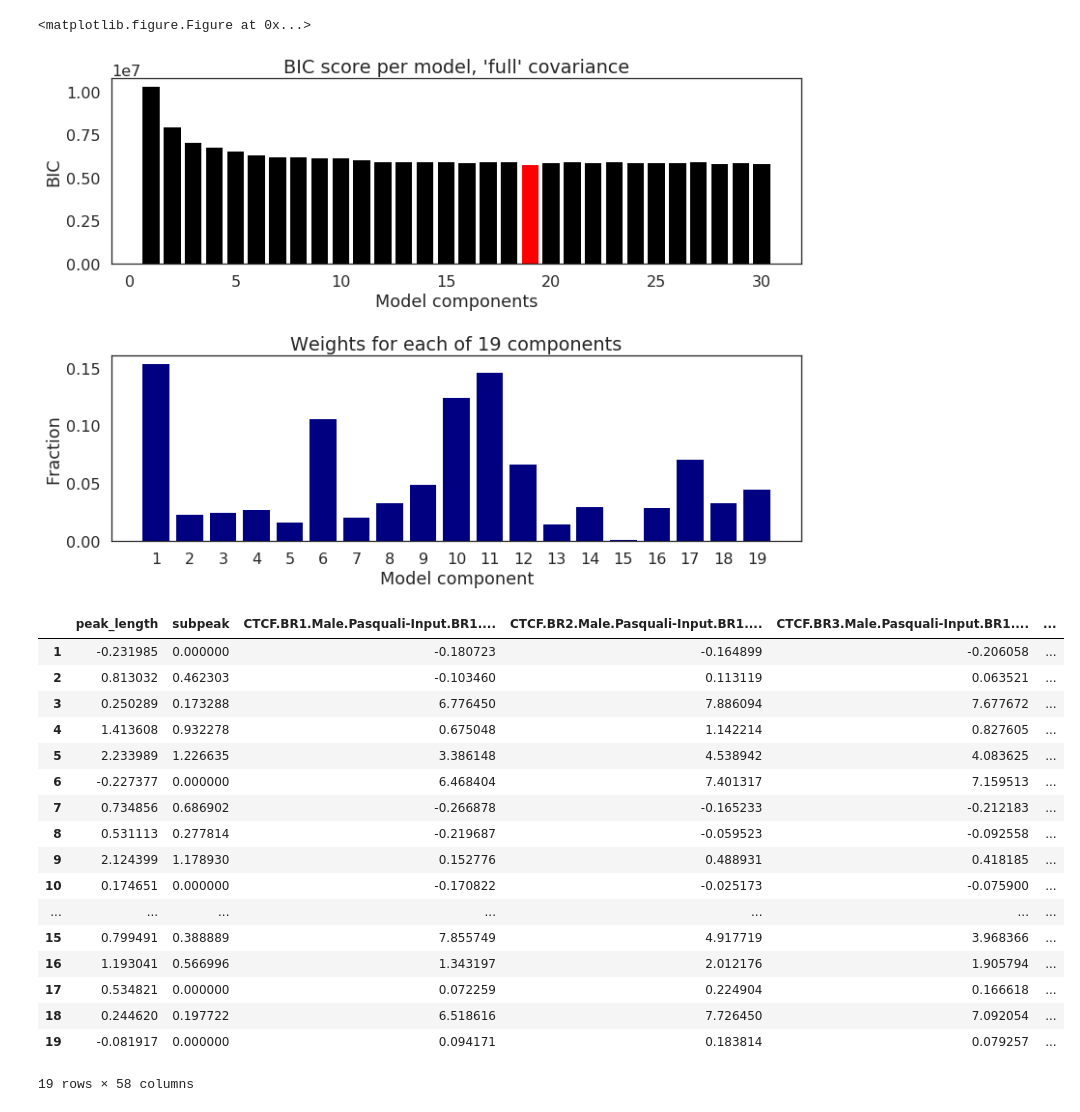
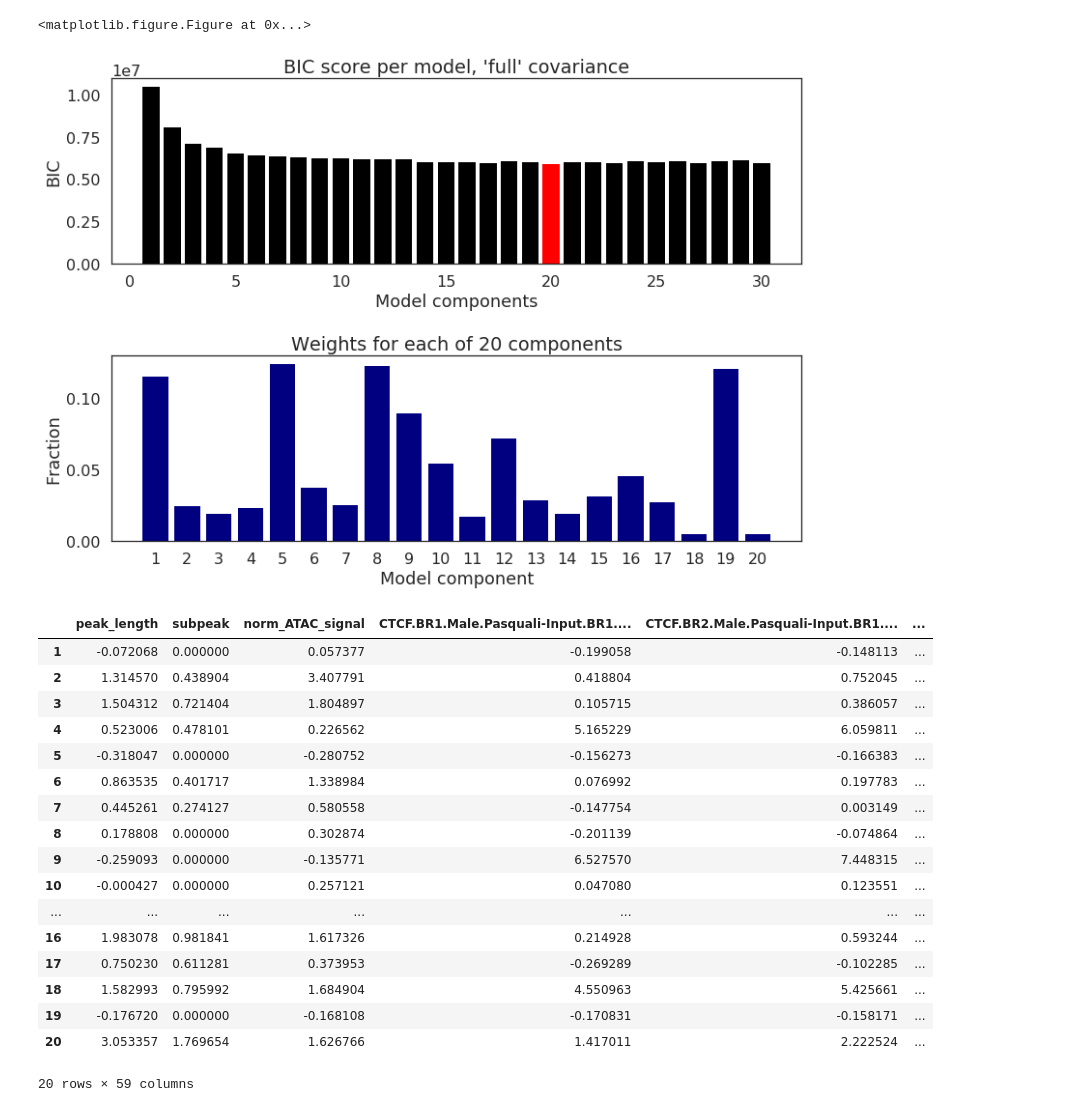
Before and after one commit to joshchiou/jupyter-notebooks, a Jupyter notebook: chromatin_analysis_ChIP.ipynb, the cells around one changed output. Saved outputs shown, nothing was run; the diff lists cells and outputs as text; code cells hidden in the pictures.

```diff
--- a/chromatin_analysis_ChIP.ipynb
+++ b/chromatin_analysis_ChIP.ipynb
@@ -20,6 +21,8 @@ coverage.set_index('peak', inplace=True)
 
 coverage_normalized = pd.DataFrame(coverage['peak_length'])
 coverage_normalized['subpeak'] = coverage['subpeak']
+#coverage_normalized['ATAC_signal'] = coverage['ATAC_signal']
+coverage_normalized['norm_ATAC_signal'] = coverage['norm_ATAC_signal']
 
 # first normalize to total read coverage
 
@@ -37,7 +40,8 @@ with open(match_treatment_controls_file) as f:
         control = line.split('\t')[1]
         coverage_normalized['{}-{}'.format(treat, control)] = coverage[treat] - coverage[control]
 
-# scale the features to 0 mean and unit variance (z-score scaling)
+## StandardScaler: scale the features to 0 mean and unit variance (z-score scaling)
+# RobustScaler: scale the features to median and IQR (25%/75%)
 
 coverage_scaler = preprocessing.RobustScaler()
 coverage_scaler.fit(coverage_normalized)
@@ -61,7 +65,7 @@ def run_mixture(n):
     for cov in cov_types:
         model[cov] = mixture.GaussianMixture(n_components=n,
                                         covariance_type=cov,
-                                        max_iter=100,
+                                        max_iter=200,
                                         verbose=0).fit(coverage_normalized)
     return model
 
@@ -114,30 +118,34 @@ ax2.set_ylabel('Fraction')
 plt.show()
 # %% [output]
 <matplotlib.figure.Figure at 0x...>
-[figure, old version]
+[figure, new version]
 # %%
+# save the model with the lowest bic score by pickle
+model_pickle = 'gmmodel.{}_components.pkl'.format(n_bic+1)
+joblib.dump(models[n_bic]['full'], model_pickle)
+
 # get the means for model with the lowest bic score
 clusters = pd.DataFrame(means['full'][n_bic], columns=coverage_normalized.columns, index=np.arange(1,n_bic+2))
 clusters
 # %% [output]
-|  | peak_length | subpeak | CTCF.BR1.Male.Pasquali-Input.BR1.... | CTCF.BR2.Male.Pasquali-Input.BR1.... | CTCF.BR3.Male.Pasquali-Input.BR1.... | ... |
-| 1 | -0.231985 | 0.000000 | -0.180723 | -0.164899 | -0.206058 | ... |
-| 2 | 0.813032 | 0.462303 | -0.103460 | 0.113119 | 0.063521 | ... |
-| 3 | 0.250289 | 0.173288 | 6.776450 | 7.886094 | 7.677672 | ... |
-| 4 | 1.413608 | 0.932278 | 0.675048 | 1.142214 | 0.827605 | ... |
-| 5 | 2.233989 | 1.226635 | 3.386148 | 4.538942 | 4.083625 | ... |
-| 6 | -0.227377 | 0.000000 | 6.468404 | 7.401317 | 7.159513 | ... |
-| 7 | 0.734856 | 0.686902 | -0.266878 | -0.165233 | -0.212183 | ... |
-| 8 | 0.531113 | 0.277814 | -0.219687 | -0.059523 | -0.092558 | ... |
-| 9 | 2.124399 | 1.178930 | 0.152776 | 0.488931 | 0.418185 | ... |
-| 10 | 0.174651 | 0.000000 | -0.170822 | -0.025173 | -0.075900 | ... |
+|  | peak_length | subpeak | norm_ATAC_signal | CTCF.BR1.Male.Pasquali-Input.BR1.... | CTCF.BR2.Male.Pasquali-Input.BR1.... | ... |
+| 1 | -0.072068 | 0.000000 | 0.057377 | -0.199058 | -0.148113 | ... |
+| 2 | 1.314570 | 0.438904 | 3.407791 | 0.418804 | 0.752045 | ... |
+| 3 | 1.504312 | 0.721404 | 1.804897 | 0.105715 | 0.386057 | ... |
+| 4 | 0.523006 | 0.478101 | 0.226562 | 5.165229 | 6.059811 | ... |
+| 5 | -0.318047 | 0.000000 | -0.280752 | -0.156273 | -0.166383 | ... |
+| 6 | 0.863535 | 0.401717 | 1.338984 | 0.076992 | 0.197783 | ... |
+| 7 | 0.445261 | 0.274127 | 0.580558 | -0.147754 | 0.003149 | ... |
+| 8 | 0.178808 | 0.000000 | 0.302874 | -0.201139 | -0.074864 | ... |
+| 9 | -0.259093 | 0.000000 | -0.135771 | 6.527570 | 7.448315 | ... |
+| 10 | -0.000427 | 0.000000 | 0.257121 | 0.047080 | 0.123551 | ... |
 | ... | ... | ... | ... | ... | ... | ... |
-| 15 | 0.799491 | 0.388889 | 7.855749 | 4.917719 | 3.968366 | ... |
-| 16 | 1.193041 | 0.566996 | 1.343197 | 2.012176 | 1.905794 | ... |
-| 17 | 0.534821 | 0.000000 | 0.072259 | 0.224904 | 0.166618 | ... |
-| 18 | 0.244620 | 0.197722 | 6.518616 | 7.726450 | 7.092054 | ... |
-| 19 | -0.081917 | 0.000000 | 0.094171 | 0.183814 | 0.079257 | ... |
+| 16 | 1.983078 | 0.981841 | 1.617326 | 0.214928 | 0.593244 | ... |
+| 17 | 0.750230 | 0.611281 | 0.373953 | -0.269289 | -0.102285 | ... |
+| 18 | 1.582993 | 0.795992 | 1.684904 | 4.550963 | 5.425661 | ... |
+| 19 | -0.176720 | 0.000000 | -0.168108 | -0.170831 | -0.158171 | ... |
+| 20 | 3.053357 | 1.769654 | 1.626766 | 1.417011 | 2.222524 | ... |
-19 rows × 58 columns
+20 rows × 59 columns
 # %%
 plt.clf()
 # before getting rid of high signal cluster
```
Also changed, not shown: parts of 6 cells of this notebook.
